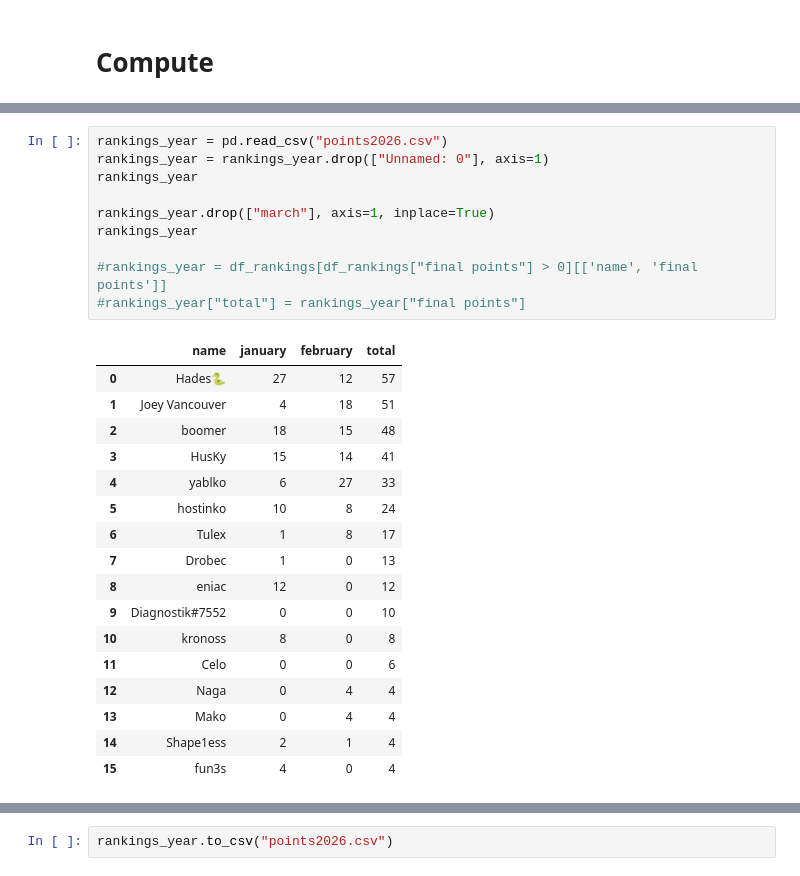
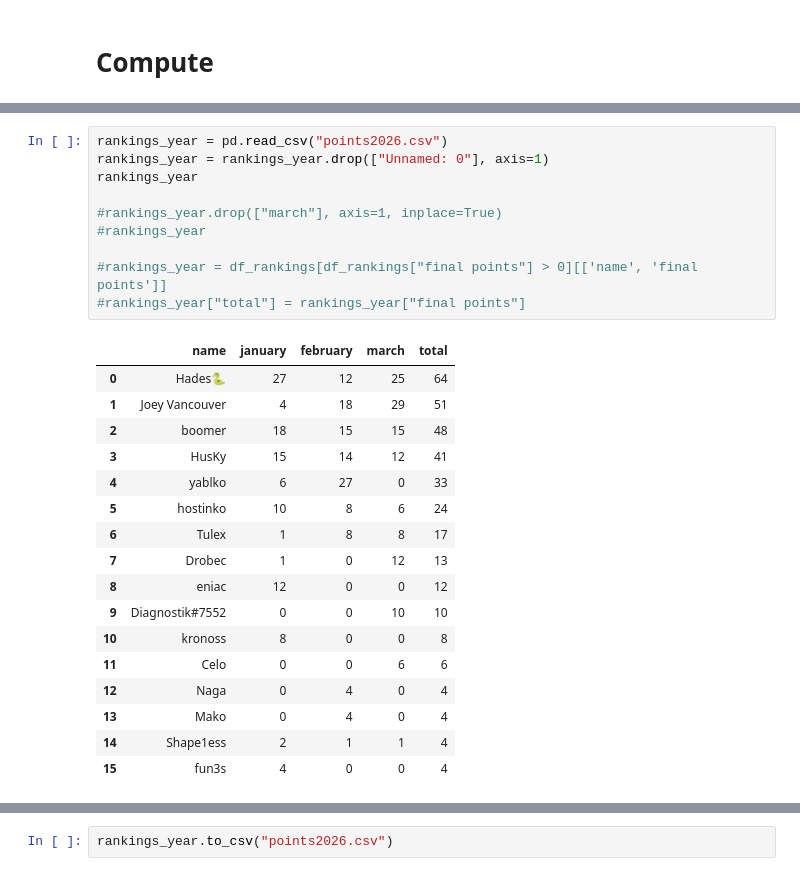
Before and after one commit to pavlikp/Arcade-Watch-Discord-Guess-the-Game-Awards, a Jupyter notebook: QuickGTG.ipynb, the cells around one changed output, grey strips where cells are left out. Drawn from its saved outputs; the diff is of its cells as text.

```diff
--- a/QuickGTG.ipynb
+++ b/QuickGTG.ipynb
@@ -277,31 +276,31 @@ df_rankings[df_rankings["final points"] > 0][['name', 'final points']]
 # %%
 rankings_year = pd.read_csv("points2026.csv")
 rankings_year = rankings_year.drop(["Unnamed: 0"], axis=1)
 rankings_year
 
-rankings_year.drop(["march"], axis=1, inplace=True)
-rankings_year
+#rankings_year.drop(["march"], axis=1, inplace=True)
+#rankings_year
 
 #rankings_year = df_rankings[df_rankings["final points"] > 0][['name', 'final points']]
 #rankings_year["total"] = rankings_year["final points"]
 # %% [output]
-|  | name | january | february | total |
-| 0 | Hades🐍 | 27 | 12 | 57 |
-| 1 | Joey Vancouver | 4 | 18 | 51 |
-| 2 | boomer | 18 | 15 | 48 |
-| 3 | HusKy | 15 | 14 | 41 |
-| 4 | yablko | 6 | 27 | 33 |
-| 5 | hostinko | 10 | 8 | 24 |
-| 6 | Tulex | 1 | 8 | 17 |
-| 7 | Drobec | 1 | 0 | 13 |
-| 8 | eniac | 12 | 0 | 12 |
-| 9 | Diagnostik#7552 | 0 | 0 | 10 |
-| 10 | kronoss | 8 | 0 | 8 |
-| 11 | Celo | 0 | 0 | 6 |
-| 12 | Naga | 0 | 4 | 4 |
-| 13 | Mako | 0 | 4 | 4 |
-| 14 | Shape1ess | 2 | 1 | 4 |
-| 15 | fun3s | 4 | 0 | 4 |
+|  | name | january | february | march | total |
+| 0 | Hades🐍 | 27 | 12 | 25 | 64 |
+| 1 | Joey Vancouver | 4 | 18 | 29 | 51 |
+| 2 | boomer | 18 | 15 | 15 | 48 |
+| 3 | HusKy | 15 | 14 | 12 | 41 |
+| 4 | yablko | 6 | 27 | 0 | 33 |
+| 5 | hostinko | 10 | 8 | 6 | 24 |
+| 6 | Tulex | 1 | 8 | 8 | 17 |
+| 7 | Drobec | 1 | 0 | 12 | 13 |
+| 8 | eniac | 12 | 0 | 0 | 12 |
+| 9 | Diagnostik#7552 | 0 | 0 | 10 | 10 |
+| 10 | kronoss | 8 | 0 | 0 | 8 |
+| 11 | Celo | 0 | 0 | 6 | 6 |
+| 12 | Naga | 0 | 4 | 0 | 4 |
+| 13 | Mako | 0 | 4 | 0 | 4 |
+| 14 | Shape1ess | 2 | 1 | 1 | 4 |
+| 15 | fun3s | 4 | 0 | 0 | 4 |
 # %%
 rankings_year = rankings_year.merge(df_rankings[df_rankings["final points"] > 0][['name', 'final points']], on='name', how='outer')
 rankings_year = rankings_year.fillna(value = 0)
```
Also changed, not shown: parts of 10 cells of this notebook, 4 other files.
